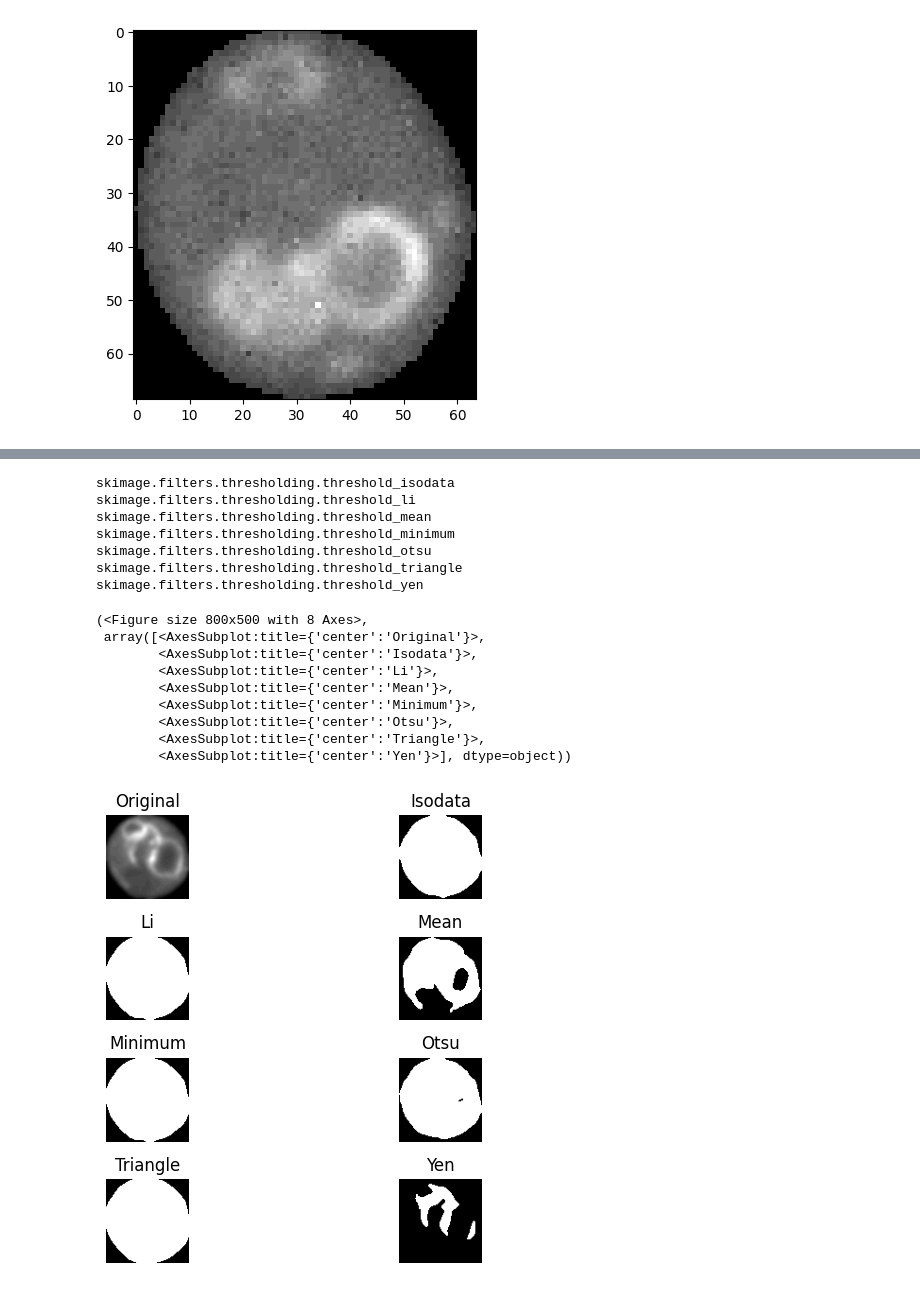
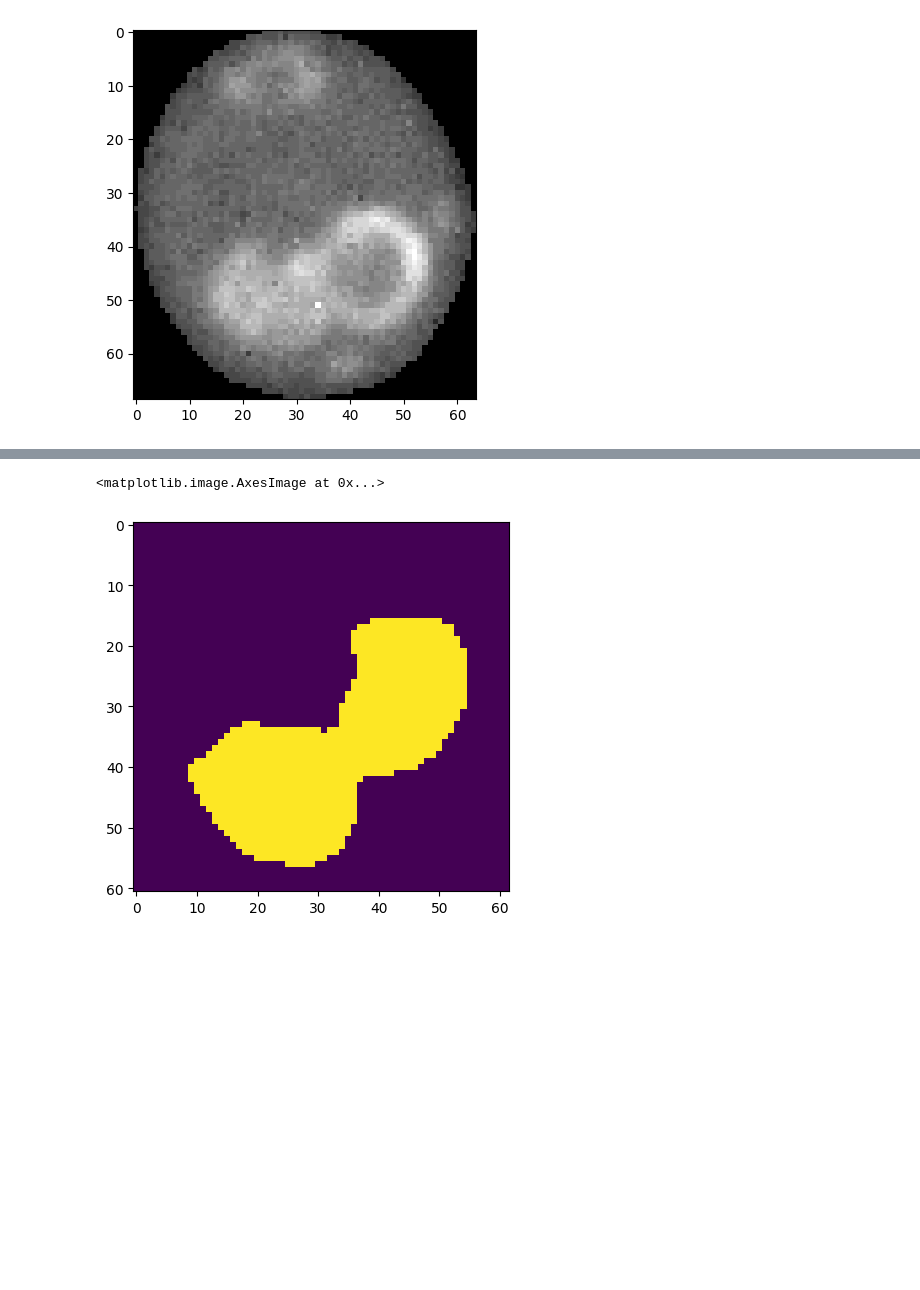
Before and after one commit to Cythion/NCC, a Jupyter notebook: CellCounter.ipynb, the cells around one changed output, grey strips where cells are left out. Cells and saved outputs as stored; diff of their text form; code cells hidden in the pictures; blank space fills up the shorter version.

```diff
--- a/CellCounter.ipynb
+++ b/CellCounter.ipynb
@@ -269,20 +273,6 @@ plt.imshow(smooth,cmap='gray')
-# %%
-skimage.filters.try_all_threshold(smooth)
-# %% [output]
-skimage.filters.thresholding.threshold_isodata
-skimage.filters.thresholding.threshold_li
-skimage.filters.thresholding.threshold_mean
-skimage.filters.thresholding.threshold_minimum
-skimage.filters.thresholding.threshold_otsu
-skimage.filters.thresholding.threshold_triangle
-skimage.filters.thresholding.threshold_yen
-(<Figure size 800x500 with 8 Axes>,
- array([<AxesSubplot:title={'center':'Original'}>,
-        <AxesSubplot:title={'center':'Isodata'}>,
-        <AxesSubplot:title={'center':'Li'}>,
-        <AxesSubplot:title={'center':'Mean'}>,
-        <AxesSubplot:title={'center':'Minimum'}>,
-        <AxesSubplot:title={'center':'Otsu'}>,
-        <AxesSubplot:title={'center':'Triangle'}>,
-        <AxesSubplot:title={'center':'Yen'}>], dtype=object))
-[figure, removed]
+# %%
+thresh = smooth > 0.05
+plt.imshow(thresh)
+# %% [output]
+<matplotlib.image.AxesImage at 0x...>
+[figure, added]
```
Also changed, not shown: parts of 5 cells of this notebook.
